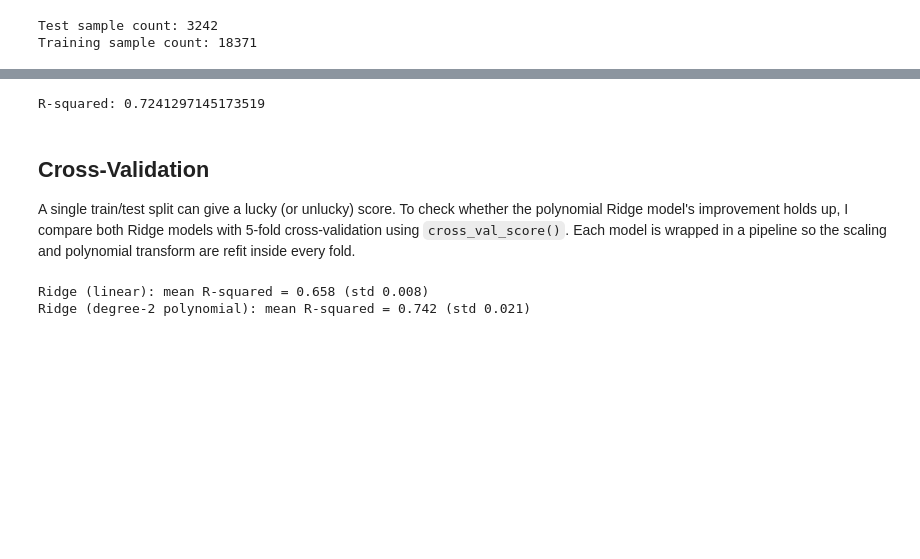
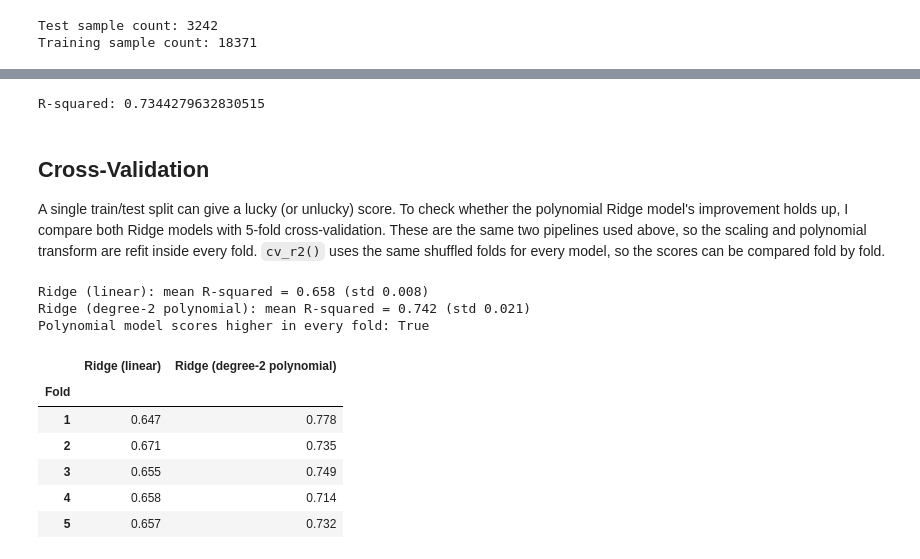
Before and after one commit to njanes/realestate-sales-analysis, a Jupyter notebook: WA-realestate.ipynb, the cells around one changed output, grey strips where cells are left out. Drawn from its saved outputs; the diff is of its cells as text; code cells hidden in the pictures; blank space fills up the shorter version.

```diff
--- a/WA-realestate.ipynb
+++ b/WA-realestate.ipynb
@@ -273,7 +267,4 @@ features = ["floors", "waterfront", "lat", "bedrooms", "sqft_basement", "view",
 # %%
-X = data[features]
-y = data['price']
-lm = LinearRegression().fit(X, y)
-print('Predicted values:', lm.predict(data[features]))
-print('R-Squared:', lm.score(X, y))
+pipe = poly_linear().fit(X, y)
+print('R-Squared:', pipe.score(X, y))
 # %% [output]
@@ -289,9 +271,0 @@ Using this list, creating a pipeline object to predict the `price`, fitting the
-# %%
-X = data[features]
-Y = data['price']
-
-Input=[('scale',StandardScaler()),('polynomial', PolynomialFeatures(include_bias=False)),('model',LinearRegression())]
-pipe = Pipeline(Input)
-
-pipe.fit(X,Y)
-print('R-Squared:', pipe.score(X,Y))
@@ -310,11 +276,8 @@ The data is then split into training and testing sets:
 # %%
-X = data[features]
-Y = data['price']
-
-x_train, x_test, y_train, y_test = train_test_split(X, Y, test_size=0.15, random_state=1)
+x_train, x_test, y_train, y_test = split(X, y)
 
 print("Test sample count:", x_test.shape[0])
-print("Training sample count:",x_train.shape[0])
+print("Training sample count:", x_train.shape[0])
 # %% [output]
 Test sample count: 3242
 Training sample count: 18371
@@ -338,24 +292,32 @@ Creating another Ridge regression object, this time on the transformed training
-# %%
-Ridge_test = Ridge(alpha = 0.1)
-Ridge_test.fit(x_train_poly, y_train)
-print('R-squared:',Ridge_test.score(x_test_poly, y_test))
-# %% [output]
-R-squared: 0.7241297145173519
+# %%
+print('R-squared:', holdout_r2(ridge(degree=2), x_train, x_test, y_train, y_test))
+# %% [output]
+R-squared: 0.7344279632830515
 # %% [markdown]
 ## Cross-Validation
-A single train/test split can give a lucky (or unlucky) score. To check whether the polynomial Ridge model's improvement holds up, I compare both Ridge models with 5-fold cross-validation using `cross_val_score()`. Each model is wrapped in a pipeline so the scaling and polynomial transform are refit inside every fold.
+A single train/test split can give a lucky (or unlucky) score. To check whether the polynomial Ridge model's improvement holds up, I compare both Ridge models with 5-fold cross-validation. These are the same two pipelines used above, so the scaling and polynomial transform are refit inside every fold. `cv_r2()` uses the same shuffled folds for every model, so the scores can be compared fold by fold.
-# %%
-from sklearn.model_selection import KFold
-
-kf = KFold(n_splits=5, shuffle=True, random_state=1)
-
-ridge_linear = Pipeline([('scale', StandardScaler()), ('model', Ridge(alpha=0.1))])
-ridge_poly = Pipeline([('scale', StandardScaler()), ('polynomial', PolynomialFeatures(degree=2, include_bias=False)), ('model', Ridge(alpha=0.1))])
-
-for name, model in [('Ridge (linear)', ridge_linear), ('Ridge (degree-2 polynomial)', ridge_poly)]:
-    scores = cross_val_score(model, X, Y, cv=kf, scoring='r2')
-    print(f'{name}: mean R-squared = {scores.mean():.3f} (std {scores.std():.3f})')
-# %% [output]
-Ridge (linear): mean R-squared = 0.658 (std 0.008)
-Ridge (degree-2 polynomial): mean R-squared = 0.742 (std 0.021)
+# %%
+linear_scores = cv_r2(ridge(), X, y)
+poly_scores = cv_r2(ridge(degree=2), X, y)
+
+for name, scores in [('Ridge (linear)', linear_scores), ('Ridge (degree-2 polynomial)', poly_scores)]:
+    print(f'{name}: mean R-squared = {scores.mean():.3f} (std {scores.std():.3f})')
+print('Polynomial model scores higher in every fold:', (poly_scores > linear_scores).all())
+# %% [output]
+Ridge (linear): mean R-squared = 0.658 (std 0.008)
+Ridge (degree-2 polynomial): mean R-squared = 0.742 (std 0.021)
+Polynomial model scores higher in every fold: True
+# %%
+pd.DataFrame(
+    {'Ridge (linear)': linear_scores, 'Ridge (degree-2 polynomial)': poly_scores},
+    index=pd.RangeIndex(1, len(linear_scores) + 1, name='Fold'),
+).round(3)
+# %% [output]
+|  | Ridge (linear) | Ridge (degree-2 polynomial) |
+| Fold |  |  |
+| 1 | 0.647 | 0.778 |
+| 2 | 0.671 | 0.735 |
+| 3 | 0.655 | 0.749 |
+| 4 | 0.658 | 0.714 |
+| 5 | 0.657 | 0.732 |
 # %% [markdown]
```
Also changed, not shown: parts of 51 cells of this notebook, 1 other file.
